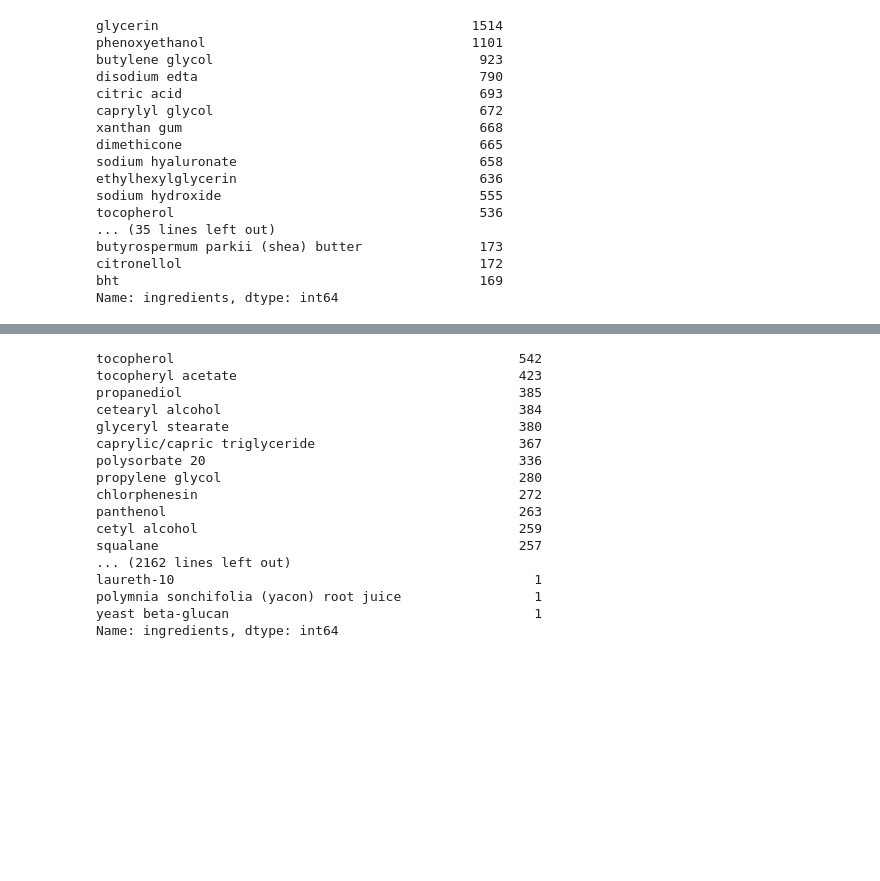
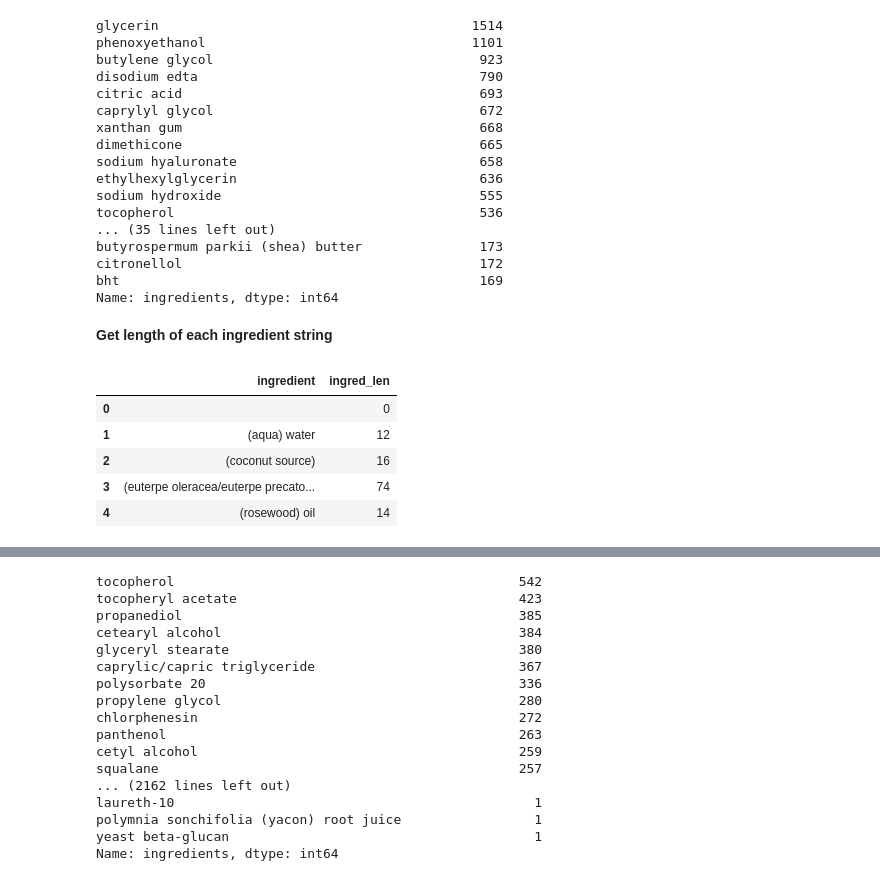
Before and after one commit to paulqsims/insight_project, a Jupyter notebook: notebooks/DataCleaning.ipynb, the cells around one changed output, grey strips where cells are left out. Saved outputs shown, nothing was run; the diff lists cells and outputs as text; code cells hidden in the pictures; blank space fills up the shorter version.

```diff
--- a/notebooks/DataCleaning.ipynb
+++ b/notebooks/DataCleaning.ipynb
@@ -444,3 +444,5 @@ butyrospermum parkii (shea) butter               173
 citronellol                                      172
 bht                                              169
 Name: ingredients, dtype: int64
+# %% [markdown]
+**Get length of each ingredient string**
@@ -446,0 +460,9 @@ Name: ingredients, dtype: int64
+# %%
+test.head()
+# %% [output]
+|  | ingredient | ingred_len |
+| 0 |  | 0 |
+| 1 | (aqua) water | 12 |
+| 2 | (coconut source) | 16 |
+| 3 | (euterpe oleracea/euterpe precato... | 74 |
+| 4 | (rosewood) oil | 14 |
```
Also changed, not shown: parts of 7 cells of this notebook.
